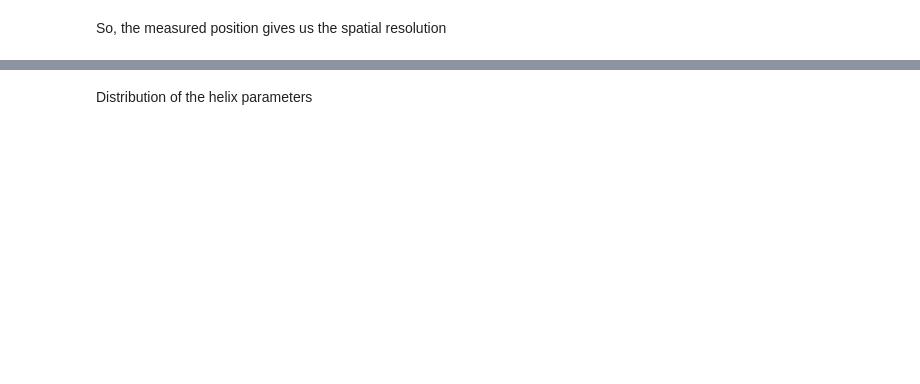
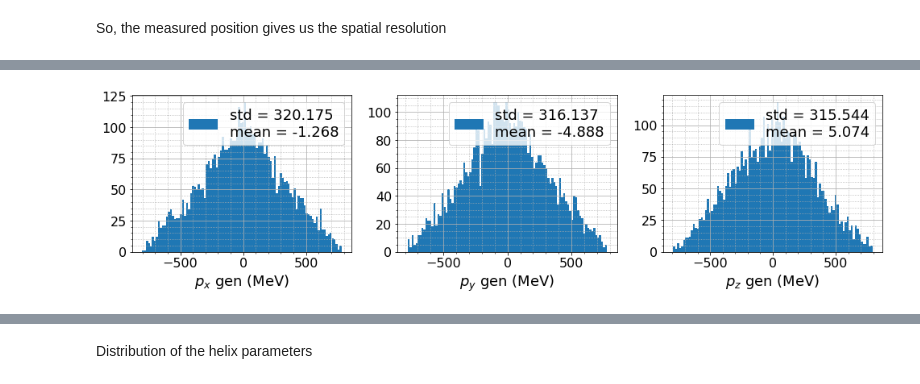
Before and after one commit to VitalyVorobyev/decay-gen, a Jupyter notebook: examples/genexample.ipynb, the cells around one changed output, grey strips where cells are left out. Drawn from its saved outputs; the diff is of its cells as text; code cells hidden in the pictures; blank space fills up the shorter version.

```diff
--- a/examples/genexample.ipynb
+++ b/examples/genexample.ipynb
@@ -65,2 +83,12 @@ def make_hist(ax, data, lbl, bins=100, rng=None):
+# %%
+def momentum_proj(ax, data):
+    units = 'MeV'
+    make_hist(ax[0], data.px, fr'$p_x$ gen ({units})')
+    make_hist(ax[1], data.py, fr'$p_y$ gen ({units})')
+    make_hist(ax[2], data.pz, fr'$p_z$ gen ({units})')
+    for a in ax:
+        a.grid()
+        a.minorticks_on()
+        a.grid(which='minor', linestyle=':')
 # %%
 pip_gen_pos = events['pi+']['pos']
@@ -86,0 +109,7 @@ fig.tight_layout()
+# %%
+pip_gen_mom = events['pi+']['mom']
+fig, ax = plt.subplots(ncols=3, figsize=(14, 4))
+momentum_proj(ax, pip_gen_mom)
+fig.tight_layout()
+# %% [output]
+[figure, added]
```
Also changed, not shown: parts of 22 cells of this notebook, 4 other files.
